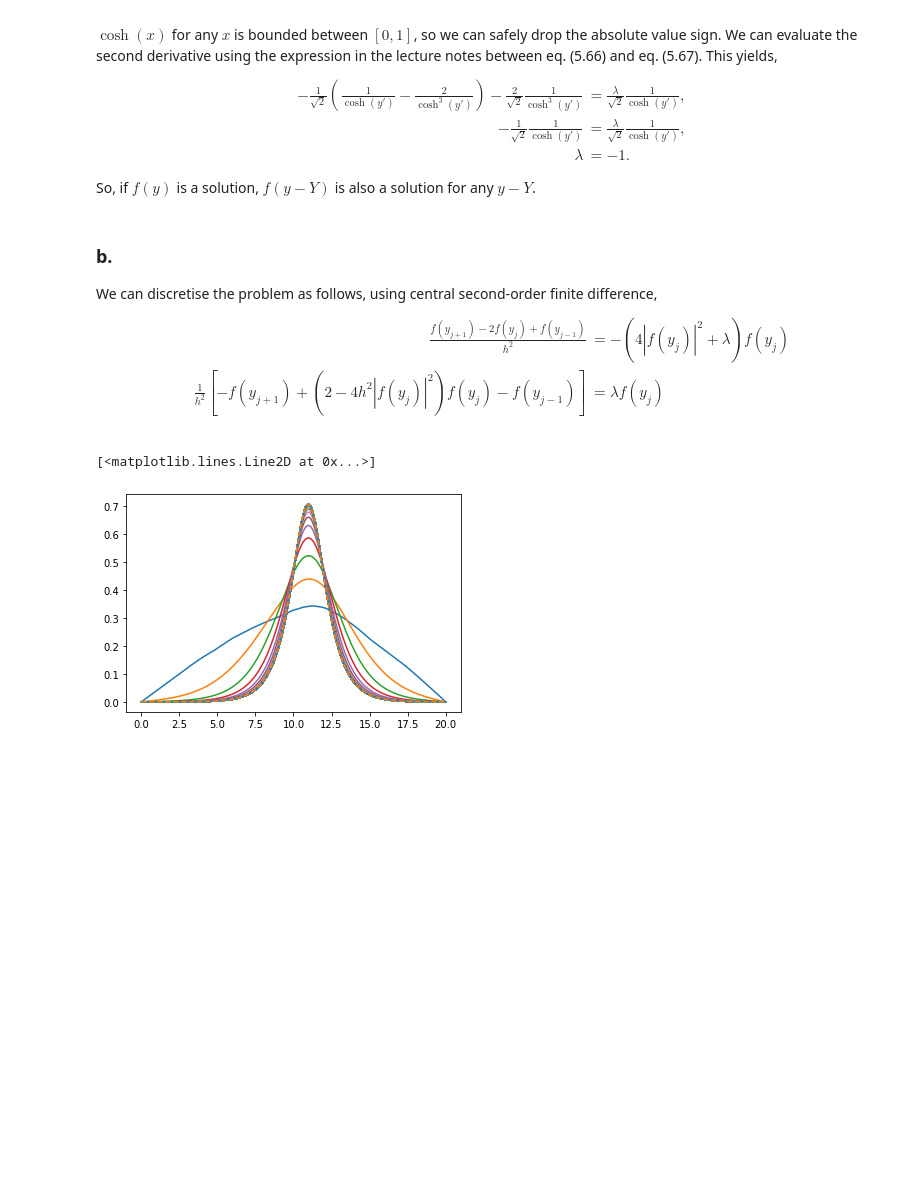
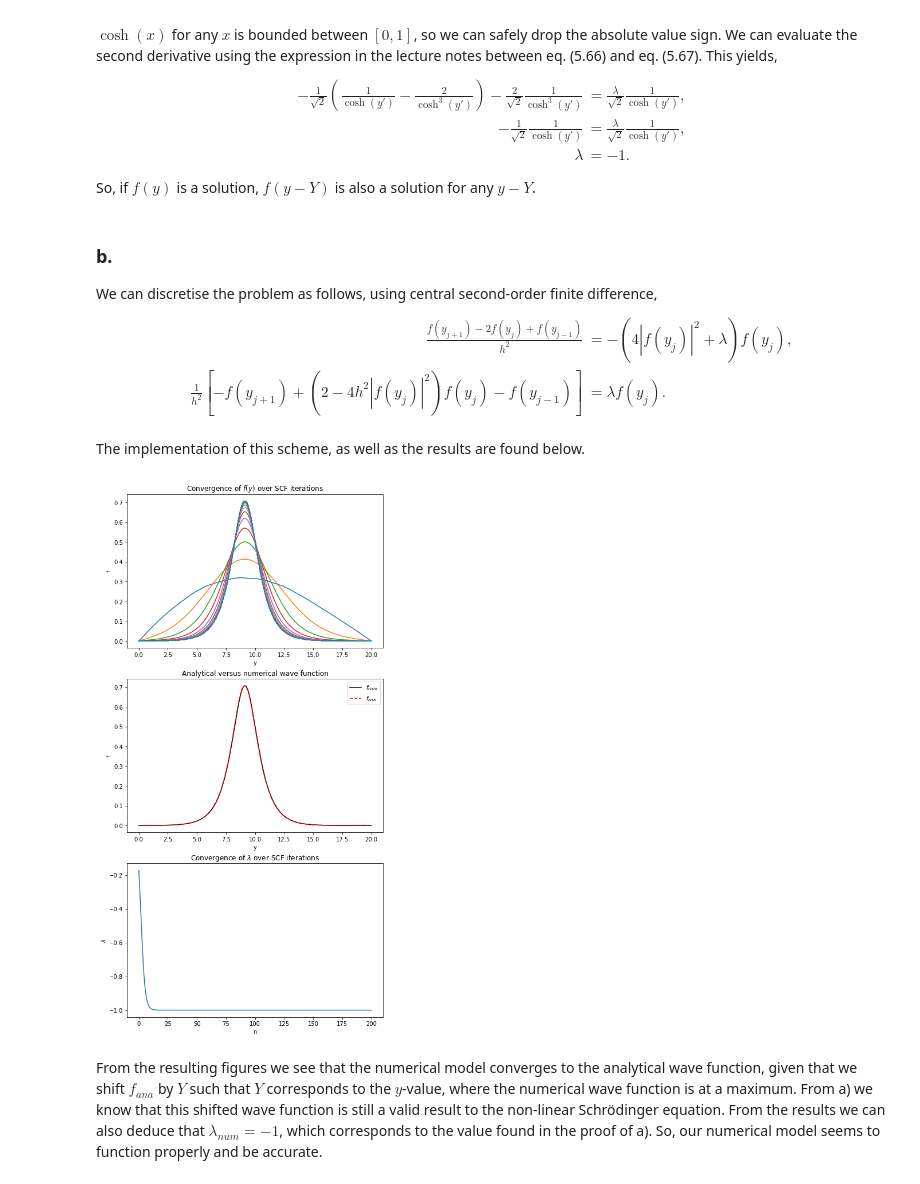
Before and after one commit to KevoSoftworks/mathematical_and_numerical_physics, a Jupyter notebook: part_3/part3.ipynb, the cells around one changed output. Drawn from its saved outputs; the diff is of its cells as text; code cells hidden in the pictures; blank space fills up the shorter version.

```diff
--- a/part_3/part3.ipynb
+++ b/part_3/part3.ipynb
@@ -399,22 +399,46 @@ So, if $f(y)$ is a solution, $f(y - Y)$ is also a solution for any $y - Y$.
 ### b.
 We can discretise the problem as follows, using central second-order finite difference,
 \begin{align*}
-    \frac{f(y_{j+1}) - 2f(y_j) + f(y_{j-1})}{h^2} &= -\left(4|f(y_j)|^2 + \lambda\right) f(y_j) \\
-    \frac{1}{h^2}\left[-f(y_{j+1}) + (2 - 4h^2|f(y_j)|^2)f(y_j) - f(y_{j-1})\right] &= \lambda f(y_j) \\
+    \frac{f(y_{j+1}) - 2f(y_j) + f(y_{j-1})}{h^2} &= -\left(4|f(y_j)|^2 + \lambda\right) f(y_j), \\
+    \frac{1}{h^2}\left[-f(y_{j+1}) + (2 - 4h^2|f(y_j)|^2)f(y_j) - f(y_{j-1})\right] &= \lambda f(y_j). \\
 \end{align*}
+
+The implementation of this scheme, as well as the results are found below.
 # %%
 N = 1E3
 h = 0.02
 shift = -3
 
 y = np.linspace(0, N*h, num=int(N)+1)
 f = wf_norm(2*rng.random(len(y)) - 1, h)
 
+lambda_ = []
+
+plt.figure(figsize=(8, 3.5*4.8))
+plt.subplot(311)
 for val, vec in sparse_scf(h, f, shift):
+    lambda_.append(val)
     vec = np.abs(vec)
     plt.plot(y, [0, *vec, 0])
 
-plt.plot(y, 1/(np.sqrt(2) * np.cosh(y - y[np.argmax(vec)])), '--')
+plt.xlabel("y")
+plt.ylabel("f")
+plt.title(r"Convergence of $f(y)$ over SCF iterations")
+
+plt.subplot(312)
+plt.plot(y, [0, *vec, 0], 'black', label=r"$f_{num}$")
+plt.plot(y, 1/(np.sqrt(2) * np.cosh(y - y[np.argmax(vec)])), 'r--', label=r"$f_{ana}$")
+plt.xlabel("y")
+plt.ylabel("f")
+plt.title("Analytical versus numerical wave function")
+plt.legend()
+
+plt.subplot(313)
+plt.plot(range(len(lambda_)), lambda_)
+plt.xlabel("n")
+plt.ylabel(r"$\lambda$")
+plt.title(r"Convergence of $\lambda$ over SCF iterations");
 # %% [output]
-[<matplotlib.lines.Line2D at 0x...>]
-[figure, old version]
+[figure, new version]
+# %% [markdown]
+From the resulting figures we see that the numerical model converges to the analytical wave function, given that we shift $f_{ana}$ by $Y$ such that $Y$ corresponds to the $y$-value, where the numerical wave function is at a maximum. From a) we know that this shifted wave function is still a valid result to the non-linear Schrödinger equation. From the results we can also deduce that $\lambda_{num} = -1$, which corresponds to the value found in the proof of a). So, our numerical model seems to function properly and be accurate.
```
Also changed, not shown: parts of 12 cells of this notebook.
